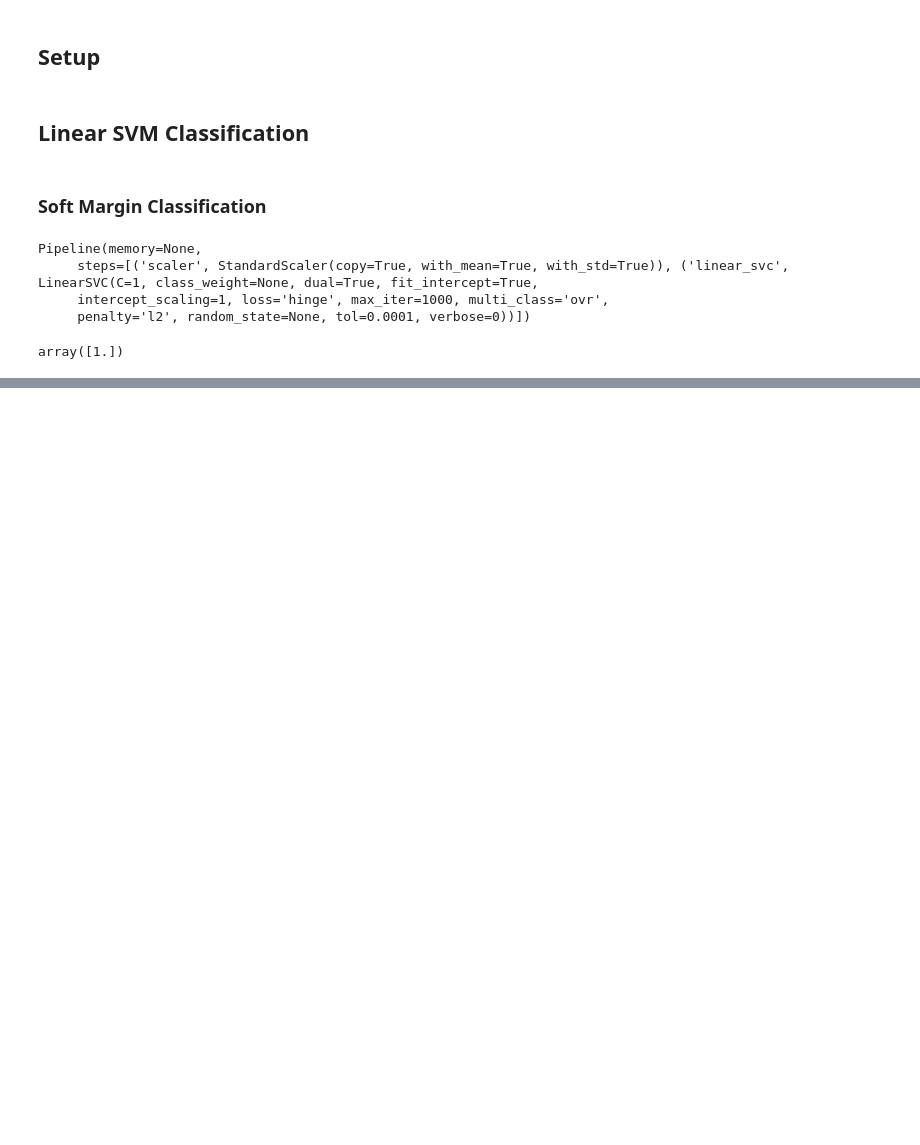
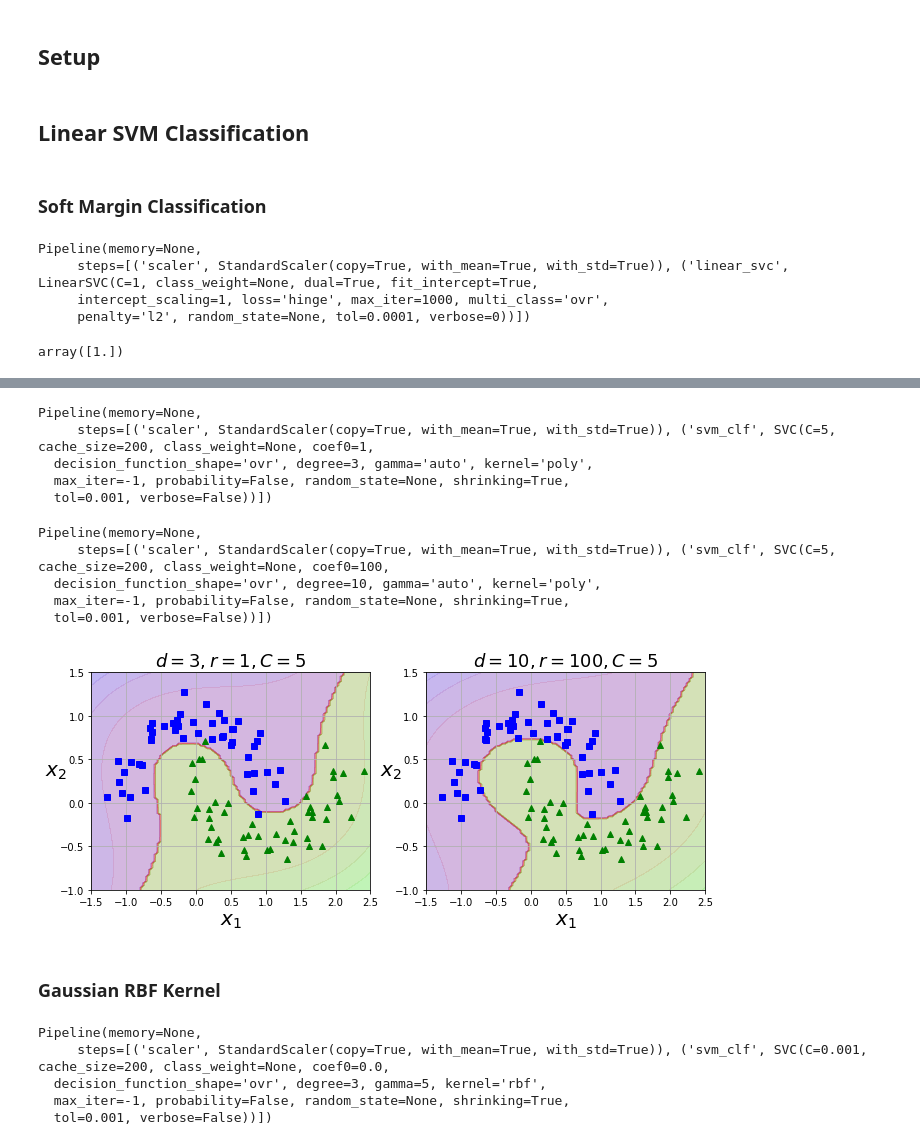
Before and after one commit to rodferro/hands-on-ml, a Jupyter notebook: 05_support_vector_machines.ipynb, the cells around one changed output, grey strips where cells are left out. Cells and saved outputs as stored; diff of their text form; code cells hidden in the pictures; blank space fills up the shorter version.

```diff
--- a/05_support_vector_machines.ipynb
+++ b/05_support_vector_machines.ipynb
@@ -44,0 +98,56 @@ array([1.])
+# %%
+from sklearn.svm import SVC
+
+poly_kernel_svm_clf = Pipeline([
+    ("scaler", StandardScaler()),
+    ("svm_clf", SVC(kernel="poly", degree=3, coef0=1, C=5))
+])
+poly_kernel_svm_clf.fit(X, y)
+# %% [output]
+Pipeline(memory=None,
+     steps=[('scaler', StandardScaler(copy=True, with_mean=True, with_std=True)), ('svm_clf', SVC(C=5, cache_size=200, class_weight=None, coef0=1,
+  decision_function_shape='ovr', degree=3, gamma='auto', kernel='poly',
+  max_iter=-1, probability=False, random_state=None, shrinking=True,
+  tol=0.001, verbose=False))])
+# %%
+poly100_kernel_svm_clf = Pipeline([
+    ("scaler", StandardScaler()),
+    ("svm_clf", SVC(kernel="poly", degree=10, coef0=100, C=5))
+])
+poly100_kernel_svm_clf.fit(X, y)
+# %% [output]
+Pipeline(memory=None,
+     steps=[('scaler', StandardScaler(copy=True, with_mean=True, with_std=True)), ('svm_clf', SVC(C=5, cache_size=200, class_weight=None, coef0=100,
+  decision_function_shape='ovr', degree=10, gamma='auto', kernel='poly',
+  max_iter=-1, probability=False, random_state=None, shrinking=True,
+  tol=0.001, verbose=False))])
+# %%
+plt.figure(figsize=(11, 4))
+
+plt.subplot(121)
+plot_predictions(poly_kernel_svm_clf, [-1.5, 2.5, -1, 1.5])
+plot_dataset(X, y, [-1.5, 2.5, -1, 1.5])
+plt.title(r"$d=3, r=1, C=5$", fontsize=18)
+
+plt.subplot(122)
+plot_predictions(poly100_kernel_svm_clf, [-1.5, 2.5, -1, 1.5])
+plot_dataset(X, y, [-1.5, 2.5, -1, 1.5])
+plt.title(r"$d=10, r=100, C=5$", fontsize=18)
+
+plt.show()
+# %% [output]
+[figure, added]
+# %% [markdown]
+### Gaussian RBF Kernel
+# %%
+rbf_kernel_svm_clf = Pipeline([
+    ("scaler", StandardScaler()),
+    ("svm_clf", SVC(kernel="rbf", gamma=5, C=0.001))
+])
+rbf_kernel_svm_clf.fit(X, y)
+# %% [output]
+Pipeline(memory=None,
+     steps=[('scaler', StandardScaler(copy=True, with_mean=True, with_std=True)), ('svm_clf', SVC(C=0.001, cache_size=200, class_weight=None, coef0=0.0,
+  decision_function_shape='ovr', degree=3, gamma=5, kernel='rbf',
+  max_iter=-1, probability=False, random_state=None, shrinking=True,
+  tol=0.001, verbose=False))])
```
Also changed, not shown: parts of 6 cells of this notebook.
